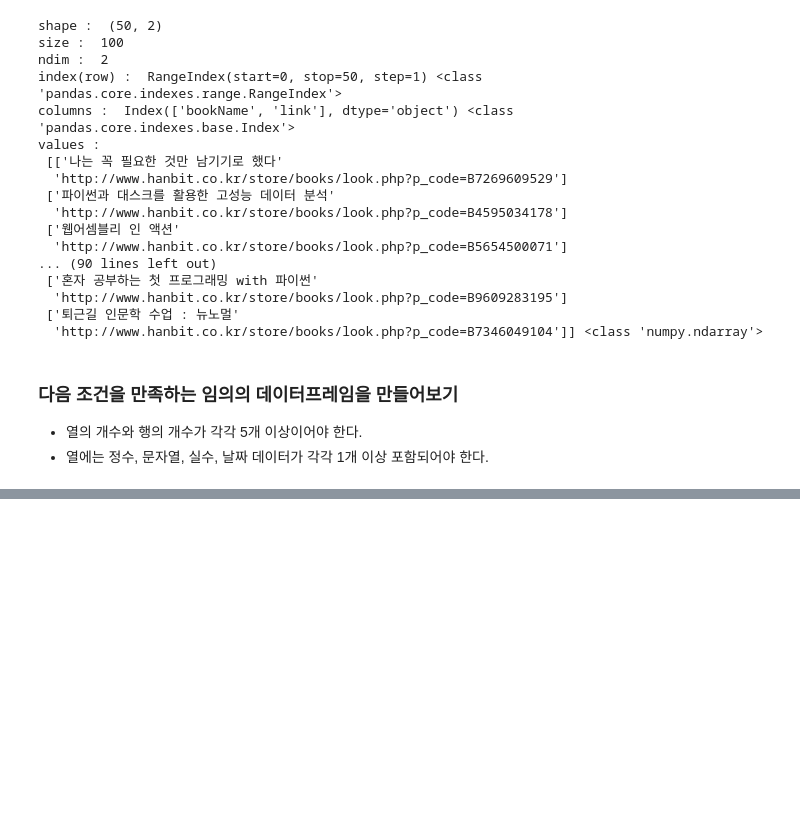
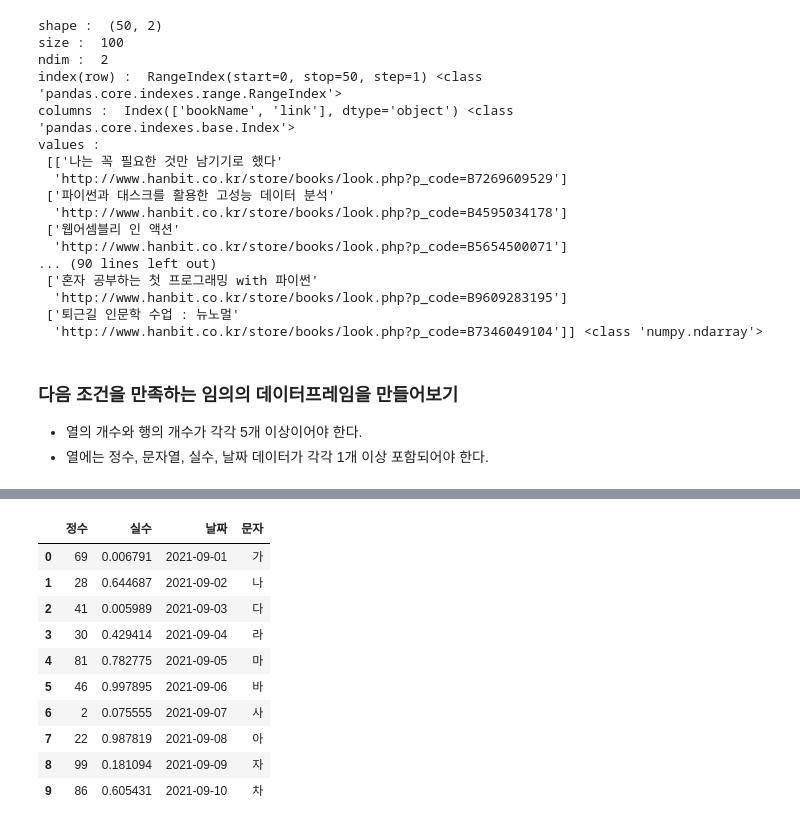
Before and after one commit to suyeondev/TIL, a Jupyter notebook: Python/pandas/ml_pandas[01].ipynb, the cells around one changed output, grey strips where cells are left out. Saved outputs shown, nothing was run; the diff lists cells and outputs as text; code cells hidden in the pictures; blank space fills up the shorter version.

```diff
--- a/Python/pandas/ml_pandas[01].ipynb
+++ b/Python/pandas/ml_pandas[01].ipynb
@@ -764,3 +766,11 @@ movie_rank_df
 | 관객수 | 17613682 | 16264944 | 14410754 | 14257115 | 13934592 | 13747792 |
 | 매출액 | 135748398910 | 139647979516 | 115698654137 | 110913469630 | 122182694160 | 114810421450 |
 | 순위 | 1 | 2 | 3 | 4 | 5 | 6 |
+# %%
+# 데이터프레임 2
+intValue=np.random.randint(1,100,10)
+floatValue=np.random.rand(10)
+strDay=datetime(2021,9,1)
+years=[strDay+timedelta(day) for day in range(0,10)]
+strValue=['가','나','다','라','마','바','사','아','자','차']
+print(intValue,"\n",floatValue,"\n", strDay,"\n", years ,"\n", strValue)
@@ -766,0 +784,21 @@ movie_rank_df
+# %%
+data={
+    '정수' :intValue,
+    '실수' : floatValue,
+    '날짜' : years,
+    '문자' : strValue
+}
+ex_df=pd.DataFrame(data)
+ex_df
+# %% [output]
+|  | 정수 | 실수 | 날짜 | 문자 |
+| 0 | 69 | 0.006791 | 2021-09-01 | 가 |
+| 1 | 28 | 0.644687 | 2021-09-02 | 나 |
+| 2 | 41 | 0.005989 | 2021-09-03 | 다 |
+| 3 | 30 | 0.429414 | 2021-09-04 | 라 |
+| 4 | 81 | 0.782775 | 2021-09-05 | 마 |
+| 5 | 46 | 0.997895 | 2021-09-06 | 바 |
+| 6 | 2 | 0.075555 | 2021-09-07 | 사 |
+| 7 | 22 | 0.987819 | 2021-09-08 | 아 |
+| 8 | 99 | 0.181094 | 2021-09-09 | 자 |
+| 9 | 86 | 0.605431 | 2021-09-10 | 차 |
```
Also changed, not shown: parts of 2 cells of this notebook.
